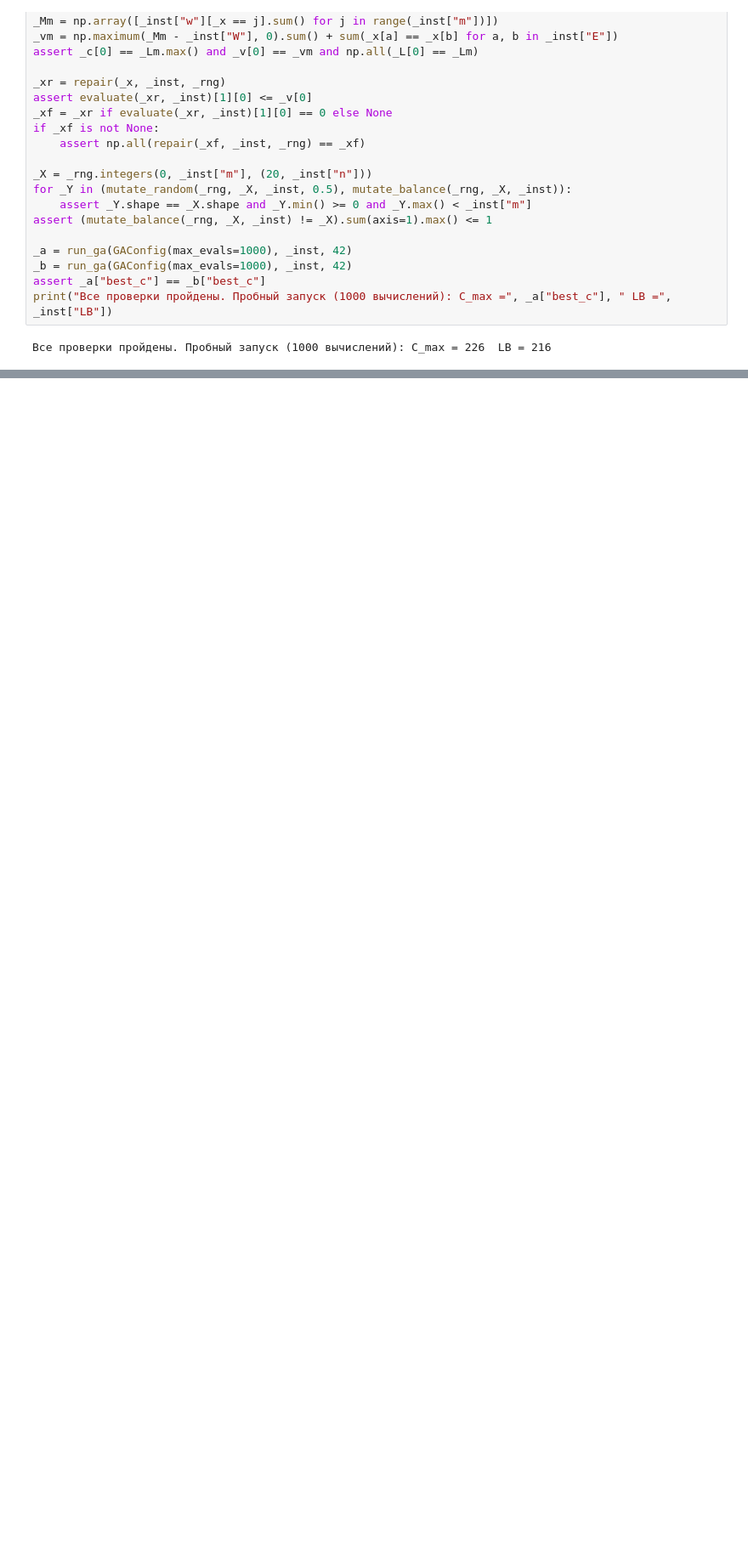
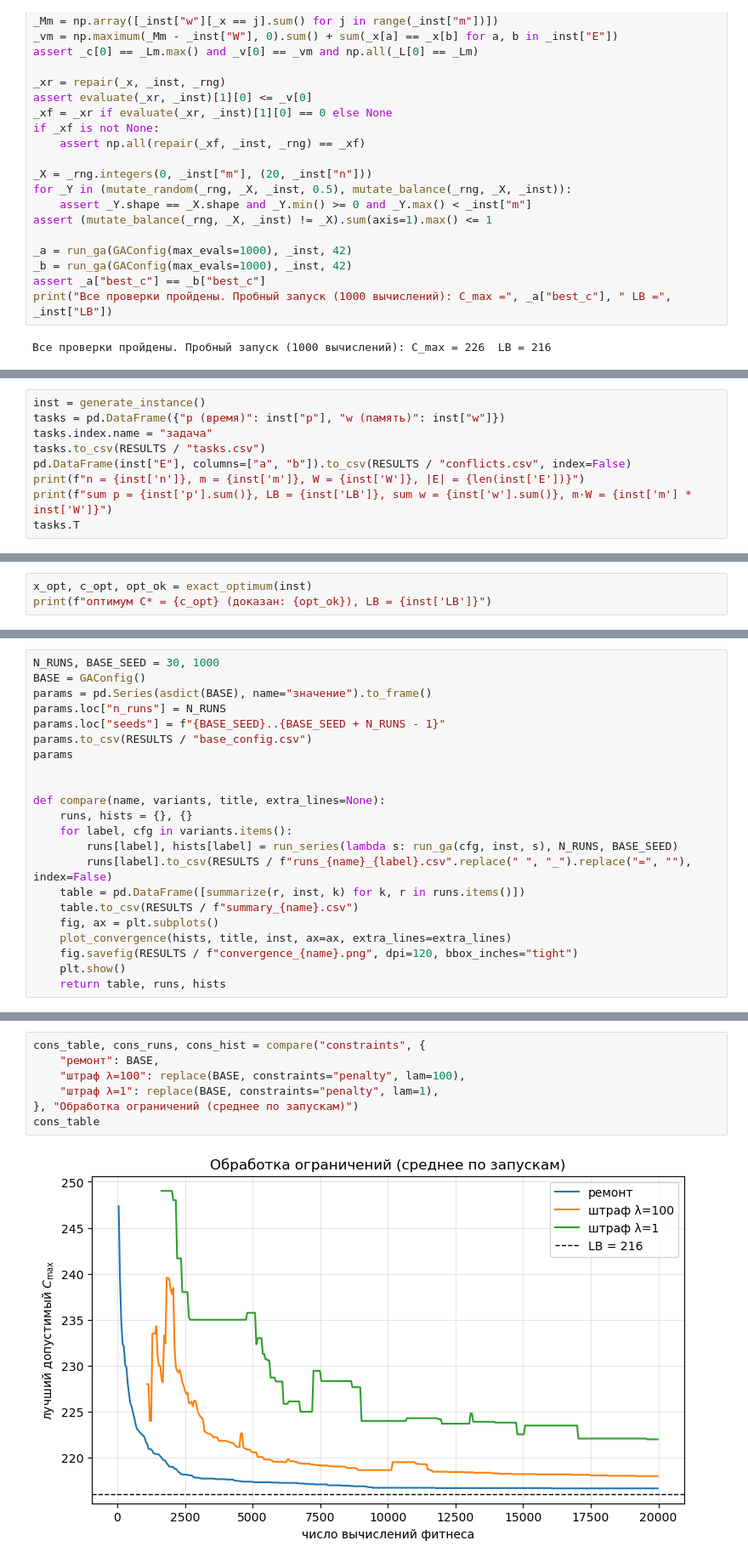
Before and after one commit to mack011y/gen_lab1, a Jupyter notebook: lab2/lab2.ipynb, the cells around one changed output, grey strips where cells are left out. Shown at 85% size. Drawn from its saved outputs; the diff is of its cells as text; blank space fills up the shorter version.

Commit message:
Lab2: experiments (repair vs penalty, two mutations, LPT and random search), report

```diff
--- a/lab2/lab2.ipynb
+++ b/lab2/lab2.ipynb
@@ -471,0 +474,9 @@ print("Все проверки пройдены. Пробный запуск (10
+# %%
+inst = generate_instance()
+tasks = pd.DataFrame({"p (время)": inst["p"], "w (память)": inst["w"]})
+tasks.index.name = "задача"
+tasks.to_csv(RESULTS / "tasks.csv")
+pd.DataFrame(inst["E"], columns=["a", "b"]).to_csv(RESULTS / "conflicts.csv", index=False)
+print(f"n = {inst['n']}, m = {inst['m']}, W = {inst['W']}, |E| = {len(inst['E'])}")
+print(f"sum p = {inst['p'].sum()}, LB = {inst['LB']}, sum w = {inst['w'].sum()}, m·W = {inst['m'] * inst['W']}")
+tasks.T
@@ -471,0 +495,3 @@ print("Все проверки пройдены. Пробный запуск (10
+# %%
+x_opt, c_opt, opt_ok = exact_optimum(inst)
+print(f"оптимум C* = {c_opt} (доказан: {opt_ok}), LB = {inst['LB']}")
@@ -471,0 +545,22 @@ print("Все проверки пройдены. Пробный запуск (10
+# %%
+N_RUNS, BASE_SEED = 30, 1000
+BASE = GAConfig()
+params = pd.Series(asdict(BASE), name="значение").to_frame()
+params.loc["n_runs"] = N_RUNS
+params.loc["seeds"] = f"{BASE_SEED}..{BASE_SEED + N_RUNS - 1}"
+params.to_csv(RESULTS / "base_config.csv")
+params
+
+
+def compare(name, variants, title, extra_lines=None):
+    runs, hists = {}, {}
+    for label, cfg in variants.items():
+        runs[label], hists[label] = run_series(lambda s: run_ga(cfg, inst, s), N_RUNS, BASE_SEED)
+        runs[label].to_csv(RESULTS / f"runs_{name}_{label}.csv".replace(" ", "_").replace("=", ""), index=False)
+    table = pd.DataFrame([summarize(r, inst, k) for k, r in runs.items()])
+    table.to_csv(RESULTS / f"summary_{name}.csv")
+    fig, ax = plt.subplots()
+    plot_convergence(hists, title, inst, ax=ax, extra_lines=extra_lines)
+    fig.savefig(RESULTS / f"convergence_{name}.png", dpi=120, bbox_inches="tight")
+    plt.show()
+    return table, runs, hists
@@ -471,0 +571,9 @@ print("Все проверки пройдены. Пробный запуск (10
+# %%
+cons_table, cons_runs, cons_hist = compare("constraints", {
+    "ремонт": BASE,
+    "штраф λ=100": replace(BASE, constraints="penalty", lam=100),
+    "штраф λ=1": replace(BASE, constraints="penalty", lam=1),
+}, "Обработка ограничений (среднее по запускам)")
+cons_table
+# %% [output]
+[figure, added]
```
Also changed, not shown: parts of 17 cells of this notebook, 19 other files.
